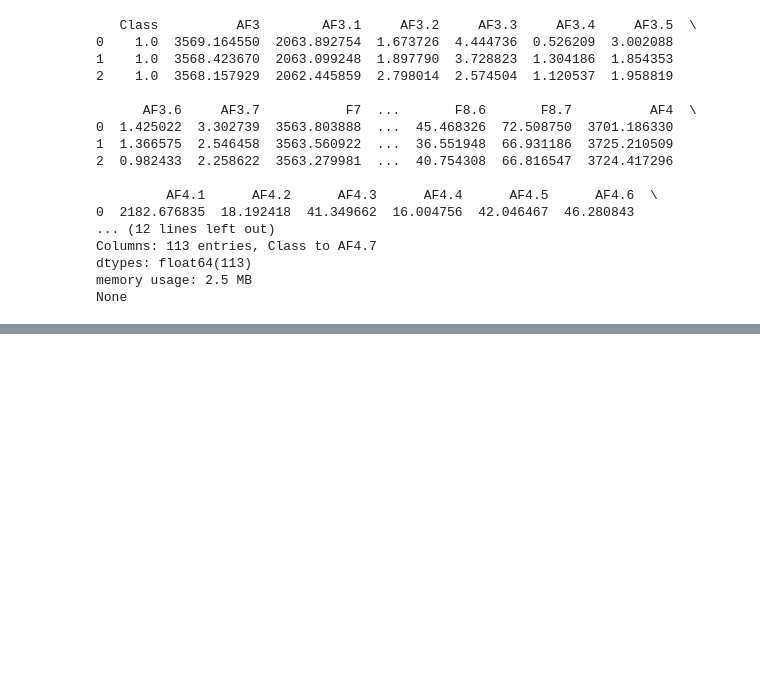
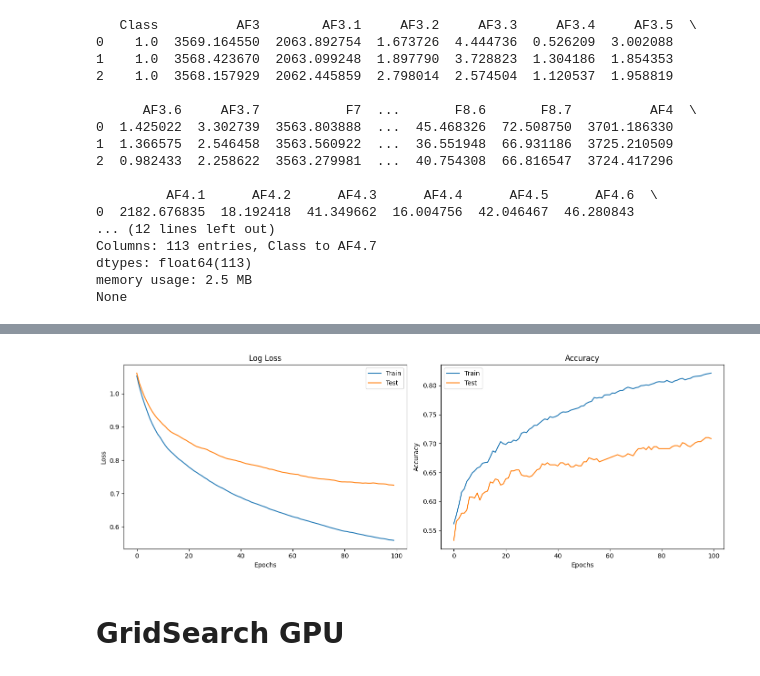
Before and after one commit to ITDSIU20094/Classification-of-EMOTIV-EPOC-, a Jupyter notebook: Model_pipeline.ipynb, the cells around one changed output, grey strips where cells are left out. Saved outputs shown, nothing was run; the diff lists cells and outputs as text; code cells hidden in the pictures; blank space fills up the shorter version.

```diff
--- a/Model_pipeline.ipynb
+++ b/Model_pipeline.ipynb
@@ -29,0 +93,4 @@ None
+# %%
+X_train, X_test, y_train, y_test = train_test_split(X, y, test_size=0.2, random_state=42)
+print(X_train.shape, X_test.shape)
+print(y_train.shape, y_test.shape)
@@ -29,0 +115,4 @@ None
+# %%
+scaler = StandardScaler()
+X_train_scaled = scaler.fit_transform(X_train_reduced)
+X_test_scaled = scaler.transform(X_test_reduced)
@@ -29,0 +286,9 @@ None
+# %%
+model.fit(
+    X_train_scaled, y_train,
+    eval_set=[(X_train_scaled, y_train), (X_test_scaled, y_test)],
+    # early_stopping_rounds=20,
+    # eval_metric=["mlogloss", "merror"],
+    verbose=False,
+    # evals_result=evals_result
+)
@@ -29,0 +346,29 @@ None
+# %%
+evals_result = model.evals_result()
+epochs = len(evals_result['validation_0']['mlogloss'])
+x_axis = range(epochs)
+plt.figure(figsize=(14,5))
+
+plt.subplot(1, 2, 1)
+plt.plot(x_axis, evals_result['validation_0']['mlogloss'], label='Train')
+plt.plot(x_axis, evals_result['validation_1']['mlogloss'], label='Test')
+plt.title('Log Loss')
+plt.xlabel('Epochs')
+plt.ylabel('Loss')
+plt.legend()
+
+# Accuracy (1 - merror)
+plt.subplot(1, 2, 2)
+plt.plot(x_axis, [1 - x for x in evals_result['validation_0']['merror']], label='Train')
+plt.plot(x_axis, [1 - x for x in evals_result['validation_1']['merror']], label='Test')
+plt.title('Accuracy')
+plt.xlabel('Epochs')
+plt.ylabel('Accuracy')
+plt.legend()
+
+plt.tight_layout()
+plt.show()
+# %% [output]
+[figure, added]
+# %% [markdown]
+# GridSearch GPU
```
Also changed, not shown: parts of 35 cells of this notebook, 15 other files.
